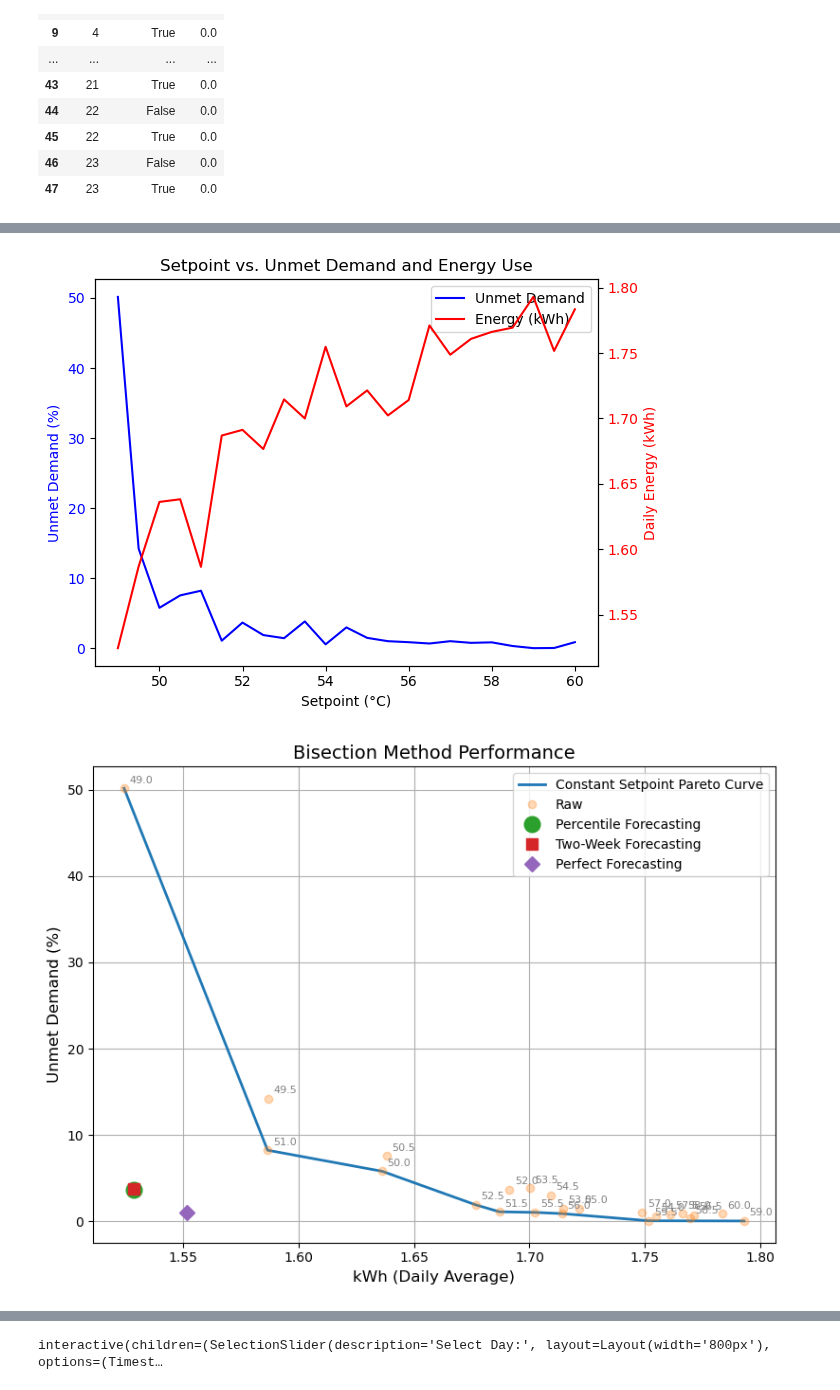
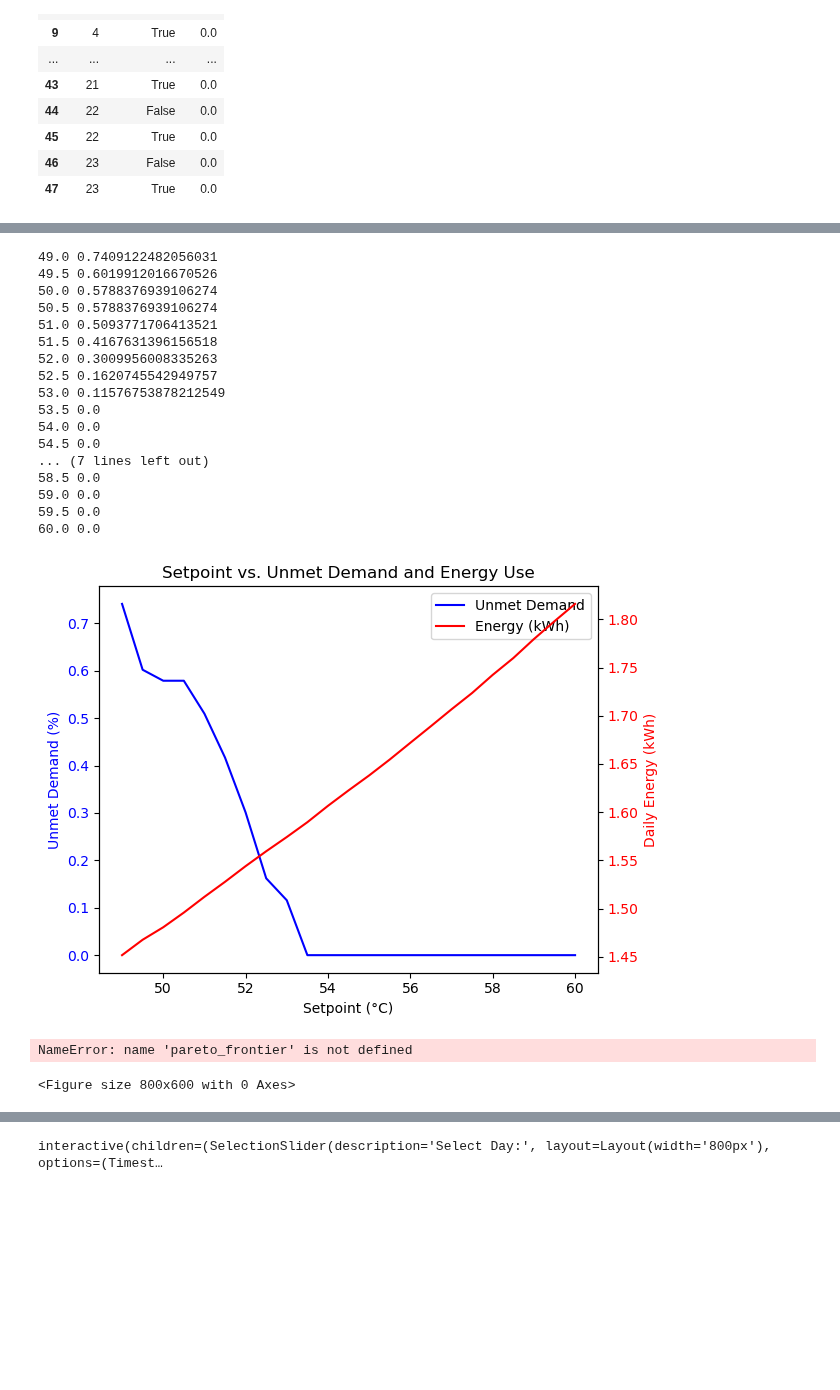
Before and after one commit to NREL/OCHRE, a Jupyter notebook: bin/run_wh_analysis_janelle.ipynb, the cells around one changed output, grey strips where cells are left out. Drawn from its saved outputs; the diff is of its cells as text; code cells hidden in the pictures; blank space fills up the shorter version.

Commit message:
Updated Water Heater Analysis Scripts

```diff
--- a/bin/run_wh_analysis_janelle.ipynb
+++ b/bin/run_wh_analysis_janelle.ipynb
@@ -4,12 +4,13 @@
 #determine # of unmet draw instances
 
 import pandas as pd
+import numpy as np
 
 
 
-def return_unmet_draws(data):
+def return_unmet_draws(data, min = 40.6):
     draws = data["Hot Water Outlet Temperature (C)"].values
-    cold_water_draws = sum(float(i) < 49 for i in draws)
+    cold_water_draws = sum(float(i) < min for i in draws)
     return cold_water_draws/len(draws) * 100
 
 def get_daily_kWh(data):
@@ -29,7 +30,7 @@ nodes = 2
 #Check accuracy b/w 2 node and 12 node model
 #data_12 = pd.read_csv(f"output_site_{site}_12.csv")
 #data_2 = pd.read_csv(f"output_site_{site}_2.csv")
-data = pd.read_csv(f"output_site_{site}_control_12.csv")
+
 #from sklearn.metrics import mean_squared_error
 #return_unmet_draws(data)
 
@@ -144,3 +290,5 @@ def pareto_frontier(x_vals, y_vals):
+# %%
+withdraw_rate = pd.read_csv(f'constant_setpoint_90023\\output_site_{site_number}_{setpoint_default}_control_{water_nodes}.csv')
 # %%
 #create pareto curve
 import numpy as np
@@ -154,7 +302,8 @@ cold_water_draws = []
 net_energy = []
 
 for setpoint_default in setpoint_range:
-    withdraw_rate = pd.read_csv(f'output_site_{site_number}_{setpoint_default}_control_{water_nodes}.csv')
+    withdraw_rate = pd.read_csv(f'constant_setpoint_90023\\output_site_{site_number}_{setpoint_default}_constant_setpoint_{water_nodes}.csv')
+
 
     cold = return_unmet_draws(withdraw_rate)
     energy = withdraw_rate['Water Heating Electric Power']
@@ -166,6 +315,7 @@ for setpoint_default in setpoint_range:
 
     cold_water_draws.append(cold)
     net_energy.append(np.mean(daily_energy))
+    print(setpoint_default, cold )
 
 
 
@@ -202,35 +352,57 @@ pareto_energy, pareto_demand = pareto_frontier(net_energy, cold_water_draws)
 
 # Plot the Pareto curve
 plt.plot(pareto_energy, pareto_demand, label="Constant Setpoint Pareto Curve", linewidth=2)
 
 plt.plot(net_energy, cold_water_draws, 'o', alpha=0.3, label="Raw")
 # Annotate each point with its setpoint
 for x, y, sp in zip(net_energy, cold_water_draws, setpoint_range):
     plt.annotate(f"{sp:.1f}", (x, y),
                  textcoords="offset points", xytext=(4, 4), ha='left', fontsize=8, color='gray')
 
 
+#print(return_unmet_draws(percent), get_daily_kWh(percent), np.sum(percent["Water Heating Electric Power"]))
+#print(return_unmet_draws(weeks),  get_daily_kWh(weeks), np.sum(percent["Water Heating Electric Power"]))
+#print(return_unmet_draws(control), get_daily_kWh(control), np.sum(control["Water Heating Electric Power"]))
+#print(return_unmet_draws(constant),  get_daily_kWh(constant), np.sum(constant["Water Heating Electric Power"]))
 
 # Plot individual forecasting methods with markers
-plt.plot(1.529, 3.65, 'o', label="Percentile Forecasting", markersize=12) #I want to label each instance here with its setpoint fr/setpoint_range
+plt.plot(get_daily_kWh(percent), return_unmet_draws(percent),  'o', label="Percentile Forecasting", markersize=12) #I want to label each instance here with its setpoint fr/setpoint_range
 
-plt.plot(1.5289, 3.812, 's', label="Two-Week Forecasting", markersize=8)
-plt.plot(1.552, 0.970, 'D', label="Perfect Forecasting", markersize=8)
+plt.plot(get_daily_kWh(weeks), return_unmet_draws(weeks),  's', label="Two-Week Forecasting", markersize=8)
+plt.plot(get_daily_kWh(control), return_unmet_draws(control),  'D', label="Perfect Forecasting", markersize=8)
 
 
 
 # Labels and formatting
 plt.title("Bisection Method Performance", fontsize=14)
 plt.ylabel("Unmet Demand (%)", fontsize=12)
 plt.xlabel("kWh (Daily Average)", fontsize=12)
 plt.grid(True)
 plt.legend()
 plt.tight_layout()
 plt.show()
 
 
 #plt.plot(setpoint_range, net_energy)
 #plt.plot(setpoint_range, cold_water_draws)
 # %% [output]
+49.0 0.7409122482056031
+49.5 0.6019912016670526
+50.0 0.5788376939106274
+50.5 0.5788376939106274
+51.0 0.5093771706413521
+51.5 0.4167631396156518
+52.0 0.3009956008335263
+52.5 0.1620745542949757
+53.0 0.11576753878212549
+53.5 0.0
+54.0 0.0
+54.5 0.0
+... (7 lines left out)
+58.5 0.0
+59.0 0.0
+59.5 0.0
+60.0 0.0
-[figure, old version]
+[figure, new version]
-[figure, removed]
+NameError: name 'pareto_frontier' is not defined
+<Figure size 800x600 with 0 Axes>
```
Also changed, not shown: parts of 9 cells of this notebook, 8 other files.
